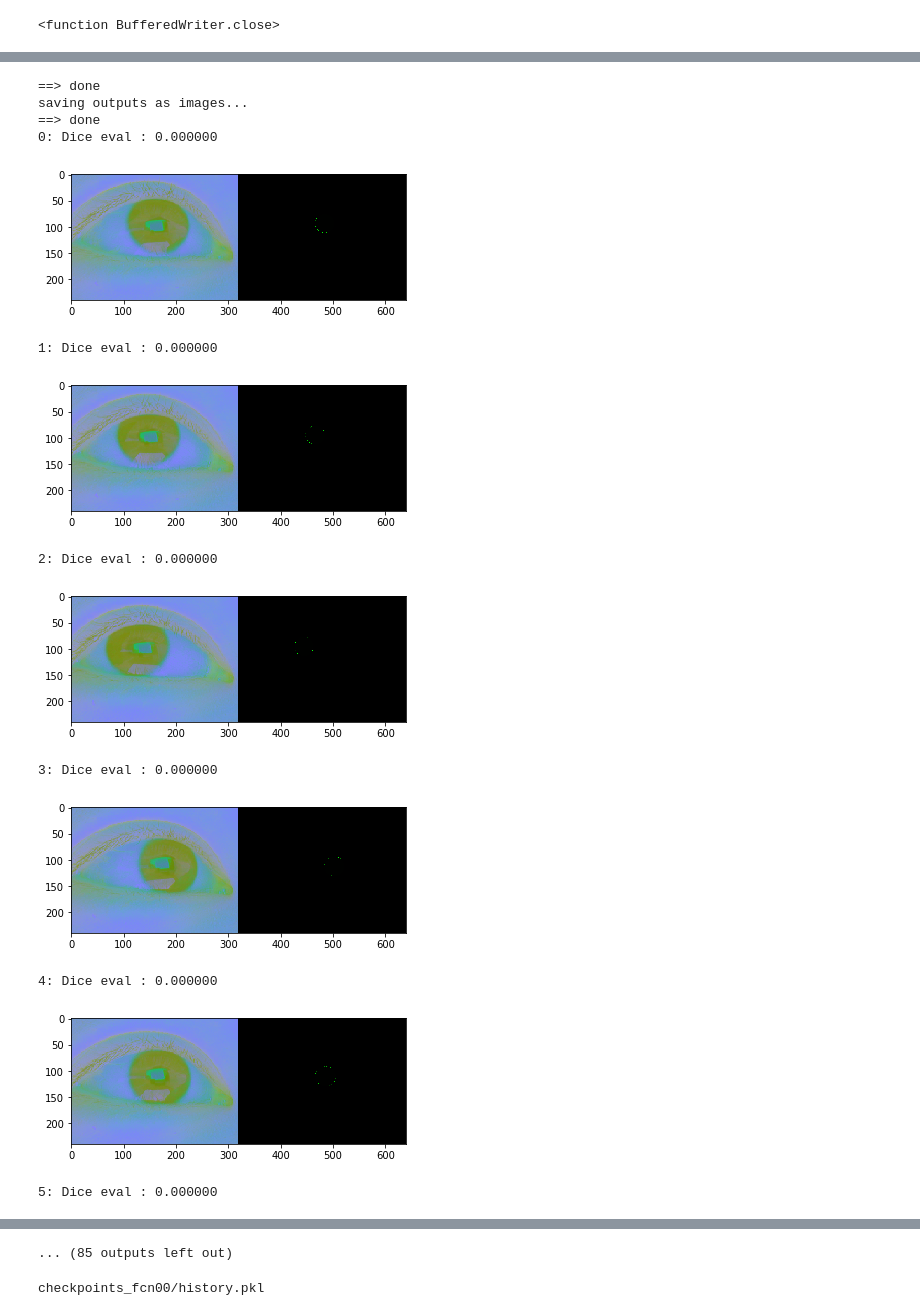
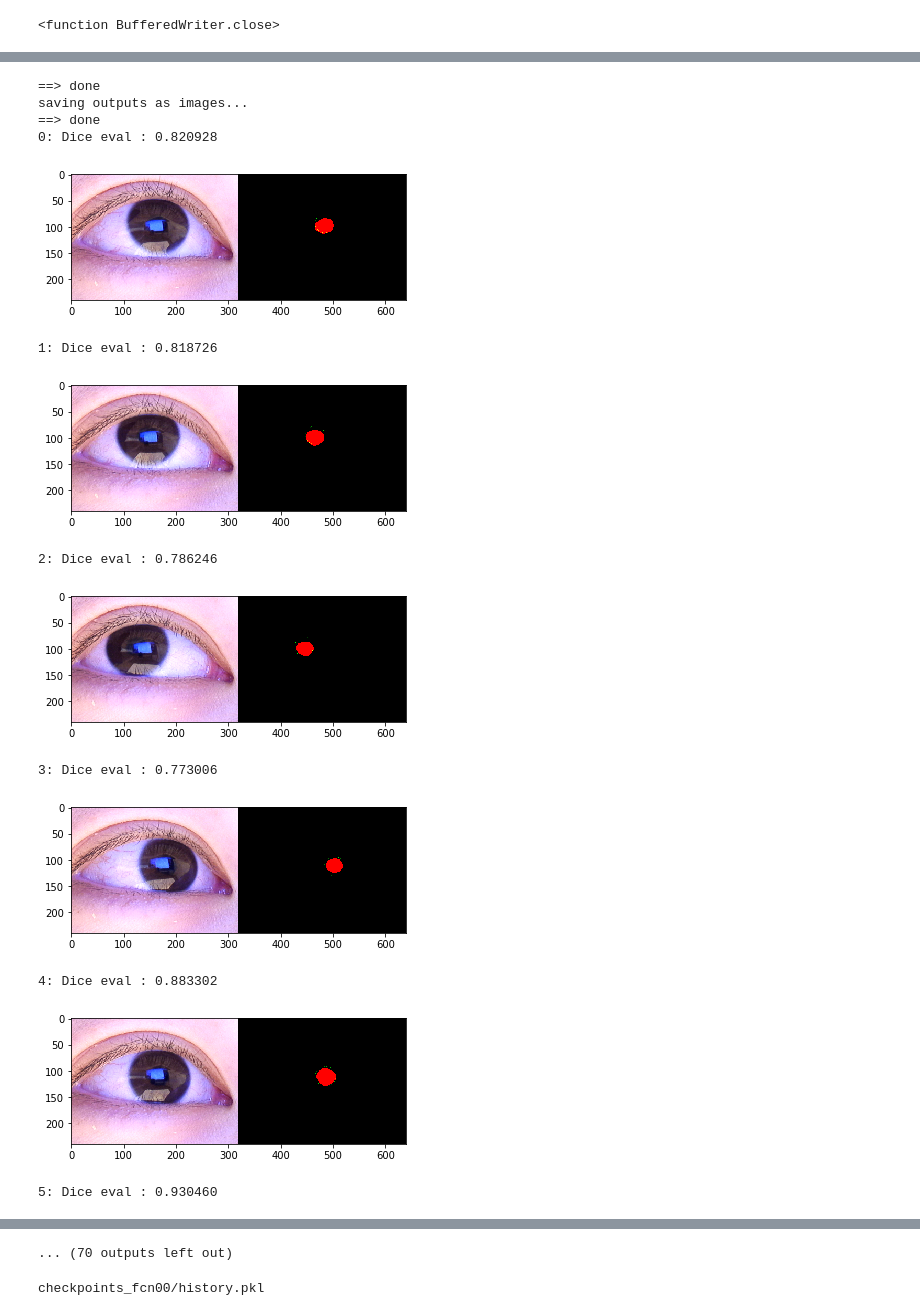
Before and after one commit to nakazawaatsushi/pupil_segmenation, a Jupyter notebook: pupil_segmentation_learn_and_predict_fcn00.ipynb, the cells around one changed output, grey strips where cells are left out. Cells and saved outputs as stored; diff of their text form; code cells hidden in the pictures.

Commit message:
update augumented results

```diff
--- a/pupil_segmentation_learn_and_predict_fcn00.ipynb
+++ b/pupil_segmentation_learn_and_predict_fcn00.ipynb
@@ -62,8 +64,8 @@ if __name__ == '__main__':
 
     target_size = (224, 224)
     dpath_this = './'
-    dname_checkpoints = 'checkpoints_fcn00_LAB'
-    dname_checkpoints_fcn01 = 'checkpoints_fcn01_LAB'
+    dname_checkpoints = 'checkpoints_fcn00.augumented'
+    dname_checkpoints_fcn01 = 'checkpoints_fcn01'
     dname_outputs = 'outputs'
     fname_architecture = 'architecture.json'
     fname_weights = "model_weights_{epoch:02d}.h5"
@@ -96,21 +98,25 @@ if mode == "LEARN":
 #    fnames = load_fnames('data/list_train_01.txt')
 #    [fpaths_xs_train,fpaths_ys_train] = make_fnames(fnames,'data/img','data/mask','OperatorA_')
 #    fnames = load_fnames('data.nnlab/list_train_01.txt')
-    fnames = load_fnames('data/list_train_01.txt')
+#    fnames = load_fnames('data/list_train_01.txt')
+    fnames = load_fnames('data_augumented/list_train_01.txt')
 #    [fpaths_xs_train,fpaths_ys_train] = make_fnames(fnames,'data.nnlab/image','data.nnlab/gt','')
-    [fpaths_xs_train,fpaths_ys_train] = make_fnames(fnames,'data.LAB/img','data.LAB/mask','OperatorA_')
+    [fpaths_xs_train,fpaths_ys_train] = make_fnames(fnames,'data_augumented/img','data_augumented/mask','')
 
+    print('reading training data')
     X_train = load_imgs_asarray(fpaths_xs_train, grayscale=False, target_size=target_size,
                                 dim_ordering=dim_ordering)
+    print('reading traking gt data')
     Y_train = load_imgs_asarray(fpaths_ys_train, grayscale=True, target_size=target_size,
                                 dim_ordering=dim_ordering)
 
     # Read Validation Data
 #    fnames = load_fnames('data/list_valid_01.txt')
 #    [fpaths_xs_valid,fpaths_ys_valid] = make_fnames(fnames,'data/img','data/mask','OperatorA_')
-    fnames = load_fnames('data/list_valid_01.txt')
-    [fpaths_xs_valid,fpaths_ys_valid] = make_fnames(fnames,'data.LAB/img','data.LAB/mask','OperatorA_')
+    fnames = load_fnames('data_augumented/list_valid_01.txt')
+    [fpaths_xs_valid,fpaths_ys_valid] = make_fnames(fnames,'data_augumented/img','data_augumented/mask','')
 
+    print('reading validation data')
     X_valid = load_imgs_asarray(fpaths_xs_valid, grayscale=False, target_size=target_size,
                                 dim_ordering=dim_ordering)
     Y_valid = load_imgs_asarray(fpaths_ys_valid, grayscale=True, target_size=target_size,
@@ -247,7 +256,7 @@ if mode == "TEST":
     fnames = load_fnames('data.nnlab/list_test_01.txt')
 
     #[fpaths_xs_test,fpaths_ys_test] = make_fnames(fnames,'data.LAB/img','data.LAB/mask','OperatorA_')
-    [fpaths_xs_test,fpaths_ys_test] = make_fnames(fnames,'data.nnlab.LAB/img','data.nnlab.LAB/gt','')
+    [fpaths_xs_test,fpaths_ys_test] = make_fnames(fnames,'data.nnlab/image','data.nnlab/gt','')
 
     X_test = load_imgs_asarray(fpaths_xs_test, grayscale=False, target_size=target_size,
                                 dim_ordering=dim_ordering)
@@ -275,7 +284,7 @@ loading mean and standard deviation from stats01.npz...
     import matplotlib.pyplot as plt
 
     # 学習済みの重みをロード
-    epoch = 179
+    epoch = 100
     fname_weights = 'model_weights_%02d.h5'%(epoch)
     fpath_weights = os.path.join(dname_checkpoints, fname_weights)
     model_fcn00.load_weights(fpath_weights)
@@ -321,41 +330,41 @@ loading mean and standard deviation from stats01.npz...
 
         im2_d = np.zeros((240,320,3), 'uint8')
         im2_d[:,:,0] = np.array(im2)
         im2_d[:,:,1] = np.array(im3)*255
         im2_d[:,:,2] = 0
 
         # Compute dice coeff
         im2a = np.array(im2)
         im2a[im2a > 0] = 1
         im3a = np.array(im3)
         im3a[im3a > 0] = 1
 
         overlap_a = np.array(im2a) * np.array(im3a)
         overlap_b = np.array(im2a) + np.array(im3a)
         #print('%03d: Dice Coeff = %f'%(i, 2*sum(sum(overlap_a))/sum(sum(overlap_b))))
         #print('%f'%img_dice_coeff(im2,im3))
         dice_eval.append(2*sum(sum(overlap_a))/sum(sum(overlap_b)))
 
         print('%d: Dice eval : %f'%(n,2*sum(sum(overlap_a))/sum(sum(overlap_b))))
 
         plt.imshow(np.hstack((np.array(im1),np.array(im2_d))))
         plt.show()
 
         n = n + 1
 
     print('%d: Dice eval av. : %f'%(epoch,np.mean(np.array(dice_eval))))
 # %% [output]
 ==> done
 saving outputs as images...
 ==> done
-0: Dice eval : 0.000000
+0: Dice eval : 0.820928
-[figure, old version]
+[figure, new version]
-1: Dice eval : 0.000000
+1: Dice eval : 0.818726
-[figure, old version]
+[figure, new version]
-2: Dice eval : 0.000000
+2: Dice eval : 0.786246
-[figure, old version]
+[figure, new version]
-3: Dice eval : 0.000000
+3: Dice eval : 0.773006
-[figure, old version]
+[figure, new version]
-4: Dice eval : 0.000000
+4: Dice eval : 0.883302
-[figure, old version]
+[figure, new version]
-5: Dice eval : 0.000000
+5: Dice eval : 0.930460
@@ -363,4 +372,4 @@ saving outputs as images...
-... (85 outputs left out)
+... (70 outputs left out)
 # %%
 #
 #   Show History
```
Also changed, not shown: parts of 5 cells of this notebook, 7 other files.
